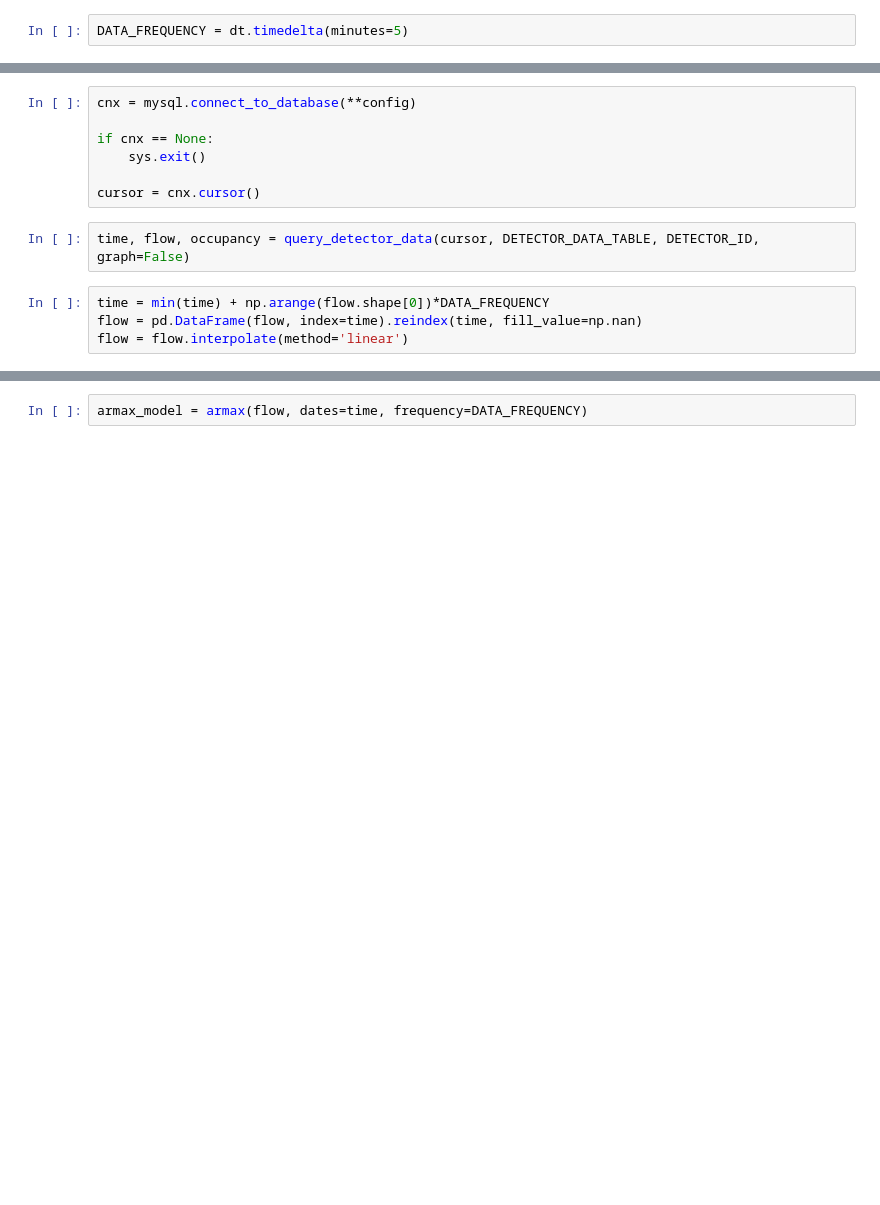
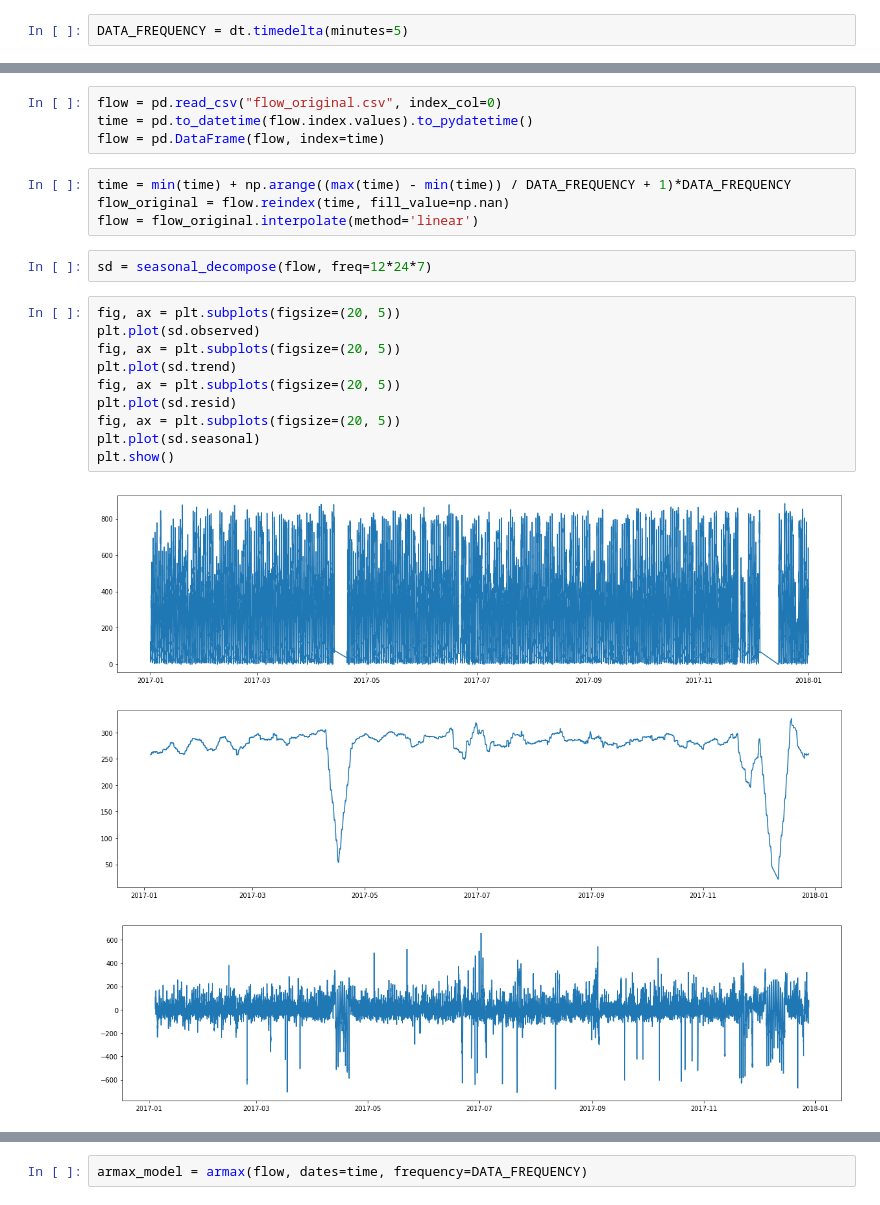
Before and after one commit to victorchan314/arterial_traffic_flow_predictor, a Jupyter notebook: armax.ipynb, the cells around one changed output, grey strips where cells are left out. Saved outputs shown, nothing was run; the diff lists cells and outputs as text; blank space fills up the shorter version.

Commit message:
Seasonal decomposition with linear interpolation to impute missing data

```diff
--- a/armax.ipynb
+++ b/armax.ipynb
@@ -62,13 +18,24 @@ def query_detector_data(cursor, table, detector_id, graph=False):
-# %%
-cnx = mysql.connect_to_database(**config)
-
-if cnx == None:
-    sys.exit()
-
-cursor = cnx.cursor()
-# %%
-time, flow, occupancy = query_detector_data(cursor, DETECTOR_DATA_TABLE, DETECTOR_ID, graph=False)
+# %%
+flow = pd.read_csv("flow_original.csv", index_col=0)
+time = pd.to_datetime(flow.index.values).to_pydatetime()
+flow = pd.DataFrame(flow, index=time)
 # %%
-time = min(time) + np.arange(flow.shape[0])*DATA_FREQUENCY
-flow = pd.DataFrame(flow, index=time).reindex(time, fill_value=np.nan)
-flow = flow.interpolate(method='linear')
+time = min(time) + np.arange((max(time) - min(time)) / DATA_FREQUENCY + 1)*DATA_FREQUENCY
+flow_original = flow.reindex(time, fill_value=np.nan)
+flow = flow_original.interpolate(method='linear')
+# %%
+sd = seasonal_decompose(flow, freq=12*24*7)
+# %%
+fig, ax = plt.subplots(figsize=(20, 5))
+plt.plot(sd.observed)
+fig, ax = plt.subplots(figsize=(20, 5))
+plt.plot(sd.trend)
+fig, ax = plt.subplots(figsize=(20, 5))
+plt.plot(sd.resid)
+fig, ax = plt.subplots(figsize=(20, 5))
+plt.plot(sd.seasonal)
+plt.show()
+# %% [output]
+[figure, added]
+[figure, added]
+[figure, added]
```
Also changed, not shown: parts of 8 cells of this notebook.
